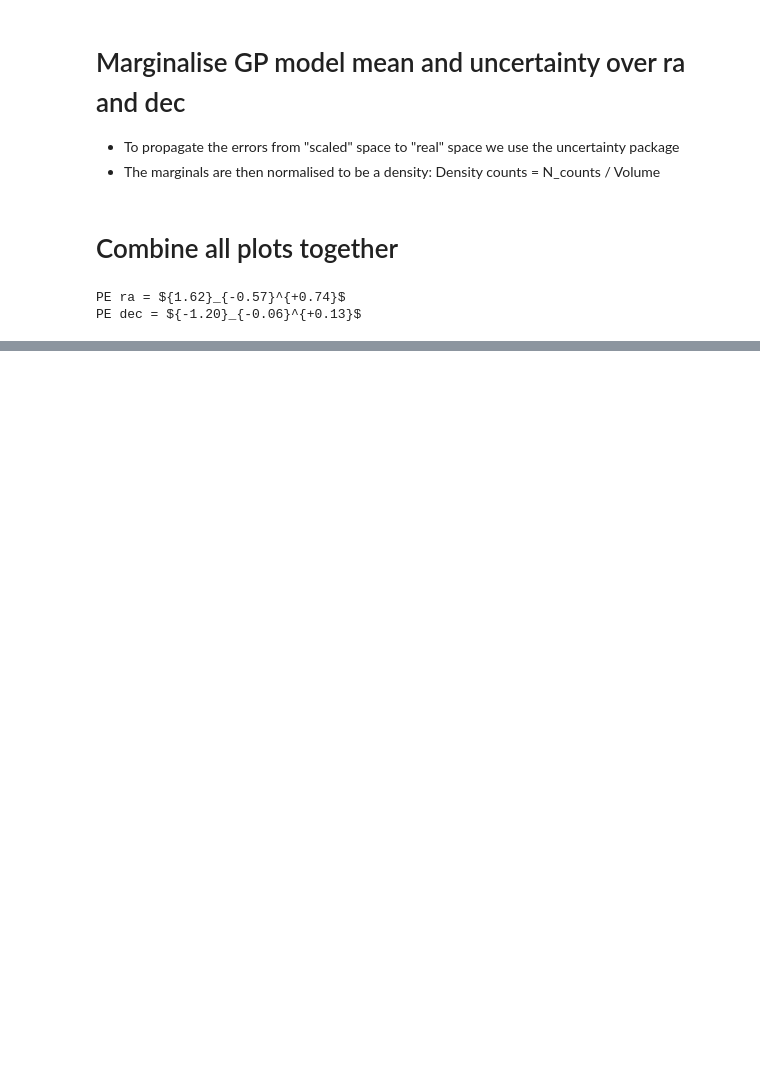
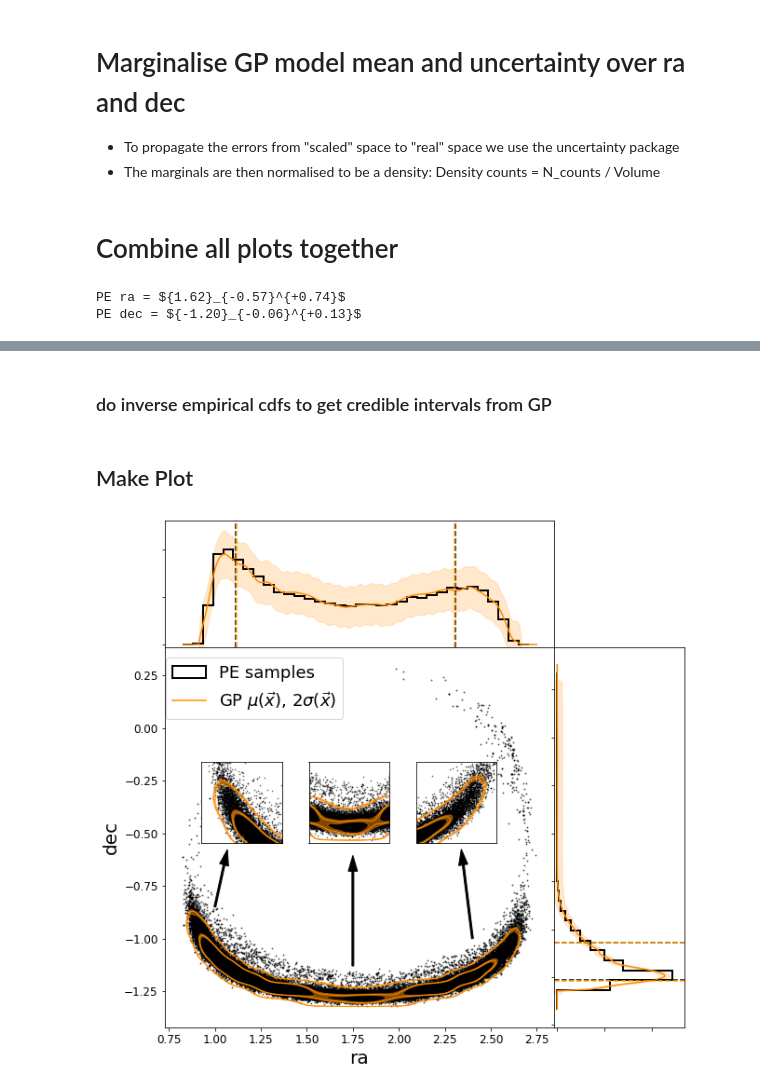
Before and after one commit to virginiademi/GP4GW, a Jupyter notebook: notebooks/GW150914_sky_location_example.ipynb, the cells around one changed output, grey strips where cells are left out. Drawn from its saved outputs; the diff is of its cells as text; code cells hidden in the pictures; blank space fills up the shorter version.

Commit message:
adding notebook with correct uncertainty interpretation

```diff
--- a/notebooks/GW150914_sky_location_example.ipynb
+++ b/notebooks/GW150914_sky_location_example.ipynb
@@ -213,13 +580,13 @@ scaled_sum_with_error_dec = scaled_sum_with_error_dec + y_scaler.mean_
 scaled_dens_with_error_ra = (
     scaled_sum_with_error_ra
     * 1
-    / (unumpy.nominal_values(scaled_sum_with_error_ra) * np.diff(bin_array[0])).sum()
+    / (unumpy.nominal_values(scaled_sum_with_error_ra) * np.diff(new_bin_array[0])).sum()
 )
 
 scaled_dens_with_error_dec = (
     scaled_sum_with_error_dec
     * 1
-    / (unumpy.nominal_values(scaled_sum_with_error_dec) * np.diff(bin_array[1])).sum()
+    / (unumpy.nominal_values(scaled_sum_with_error_dec) * np.diff(new_bin_array[1])).sum()
 )
 # %%
 # Extracting error with uncertainty package
@@ -242,3 +609,7 @@ bin_plot = bin_array.copy()
+# %%
+counts, bins = np.histogramdd(
+    np.array(unscaled_data[param_names]), density=True, bins=new_bin_array
+)
 # %%
 summary_ra = calc_mean_and_ci(unscaled_data["ra"])
 summary_dec = calc_mean_and_ci(unscaled_data["dec"])
@@ -397,0 +623,63 @@ axes[1, 0].legend(
+# %% [markdown]
+### do inverse empirical cdfs to get credible intervals from GP
+# %%
+f_dec = interp1d(np.cumsum(scaled_dec_mean,)/np.cumsum(scaled_dec_mean,)[-1],centroid_calc(bins[1]))
+f_ra = interp1d(np.cumsum(scaled_ra_mean,)/np.cumsum(scaled_ra_mean,)[-1],centroid_calc(bins[0]))
+# %% [markdown]
+## Make Plot
+# %%
+%matplotlib inline
+fig, axes = plt.subplots(
+    figsize=(10, 10),
+    sharex=False,
+    sharey=False,
+    ncols=2,
+    nrows=2,
+    gridspec_kw={"width_ratios": [3, 1], "height_ratios": [1, 3]},
+)
+
+plot_1d_histograms_with_GP(axes,
+                           unscaled_data,
+                           bins,
+                           scaled_ra_mean,
+                           scaled_dec_mean,
+                           lower_var_ra,
+                           upper_var_ra,
+                           lower_var_dec,
+                           upper_var_dec)
+
+plot_1d_credible_intervals(axes, f_ra, f_dec, summary_ra, summary_dec)
+
+lower_contours, upper_contours = get_contour_bounds(axes, t_contours, z_low, z_high)
+xx_lower, xx_upper, yy_lower, yy_upper, interp_lower_x, interp_lower_y, interp_upper_x, interp_upper_y = get_fill_positions(lower_contours, upper_contours)
+
+make_central_fill_plot(xx_lower,
+                       xx_upper,
+                       yy_lower,
+                       yy_upper,
+                       interp_lower_x,
+                       interp_lower_y,
+                       interp_upper_x,
+                       interp_upper_y)
+
+make_zoom_insets(unscaled_data,
+                     xx_lower,
+                     interp_lower_x,
+                     yy_lower,
+                     interp_lower_y,
+                     xx_upper,
+                     interp_upper_x,
+                     yy_upper,
+                     interp_upper_y,
+                     new_bin_array
+                    )
+
+plot_arrows(axes)
+
+do_plot_formatting()
+
+add_legend_to_plot(axes)
+
+# plt.savefig("GP_2D_sky_loc.png", dpi=100)
+# %% [output]
+[figure, added]
```
Also changed, not shown: parts of 32 cells of this notebook.
